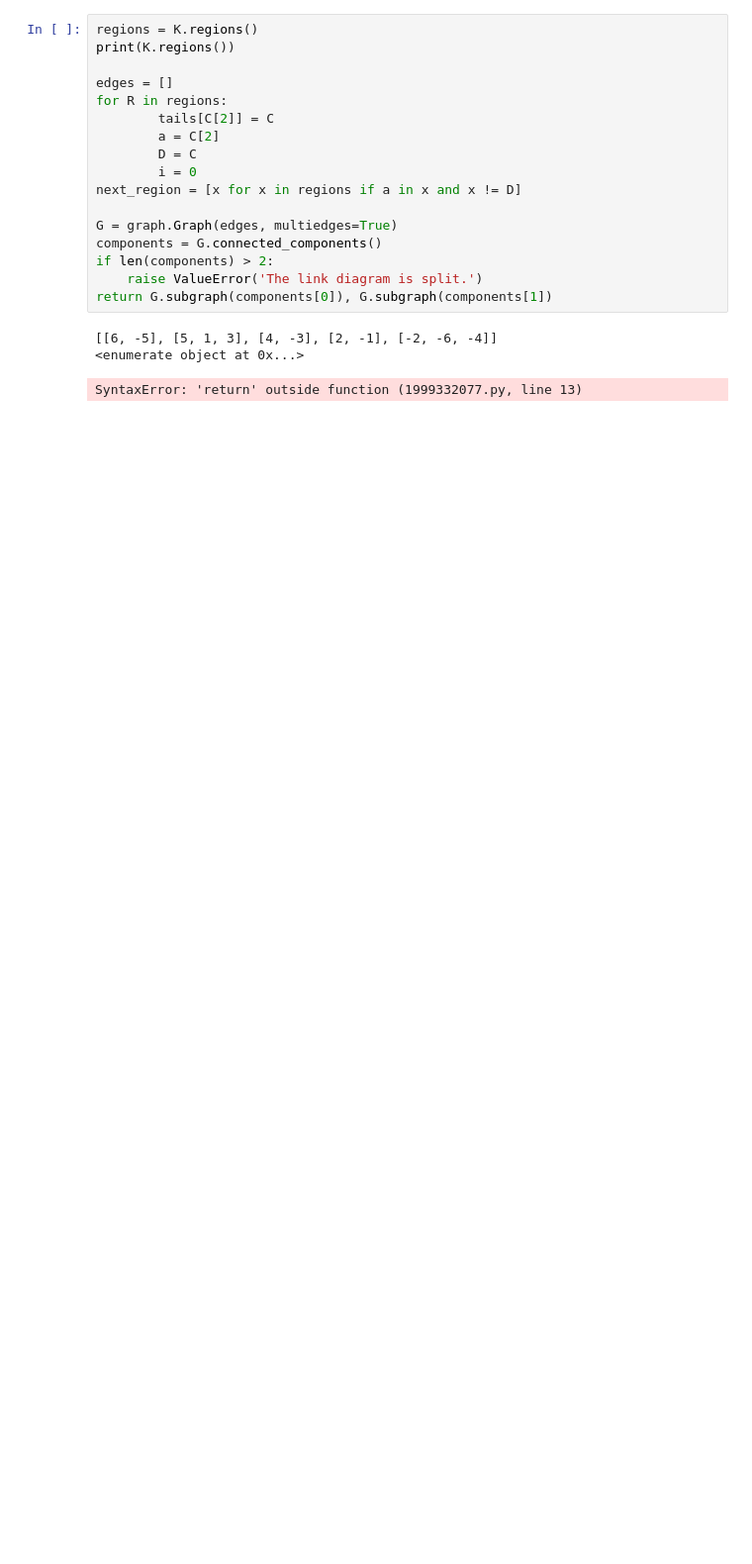
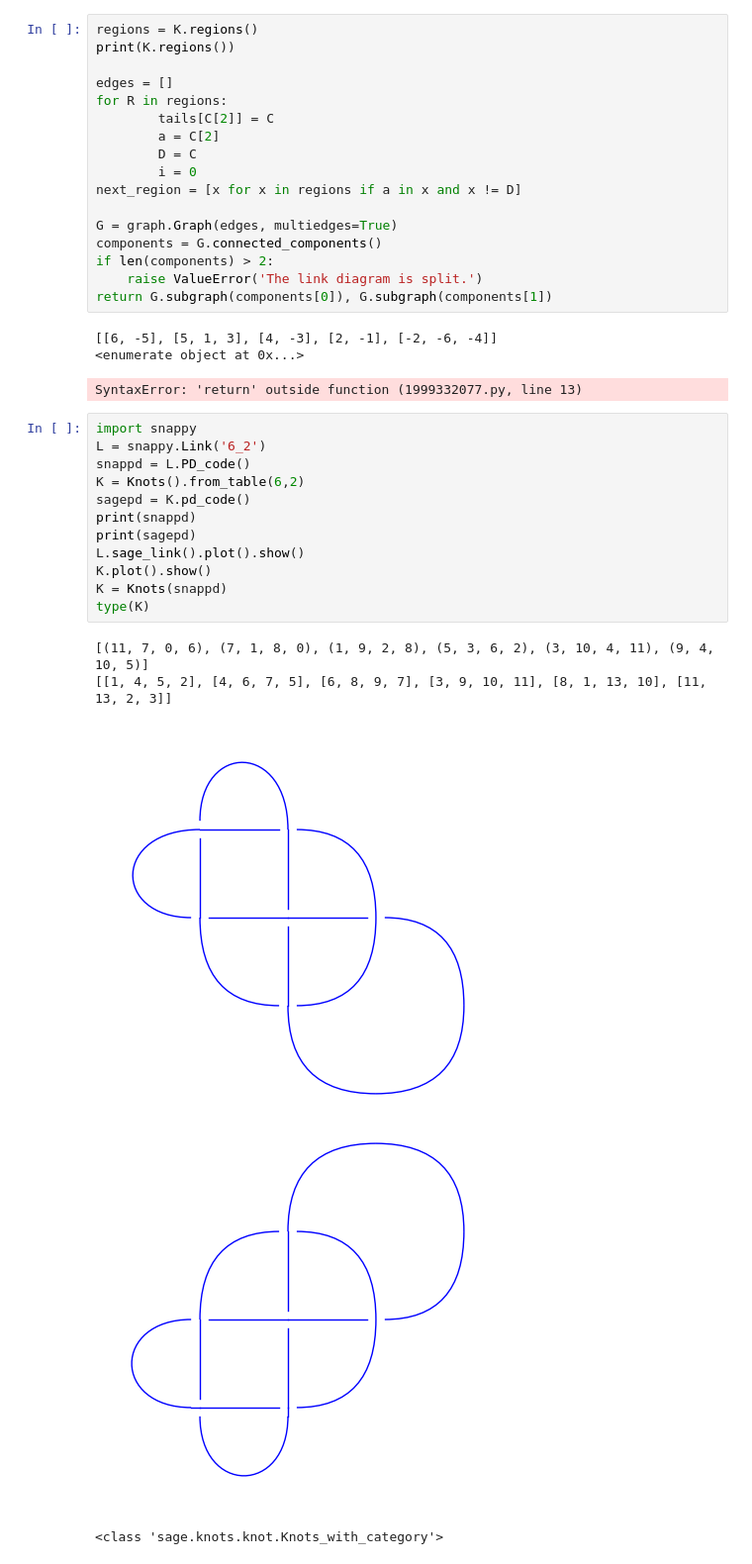
Before and after one commit to sadboyneedcodes/REU2024, a Jupyter notebook: tait_graph_stuff.ipynb, the cells around one changed output. Shown at 99% size. Drawn from its saved outputs; the diff is of its cells as text; blank space fills up the shorter version.

```diff
--- a/tait_graph_stuff.ipynb
+++ b/tait_graph_stuff.ipynb
@@ -1829,3 +1815,21 @@ return G.subgraph(components[0]), G.subgraph(components[1])
 [[6, -5], [5, 1, 3], [4, -3], [2, -1], [-2, -6, -4]]
 <enumerate object at 0x...>
 SyntaxError: 'return' outside function (1999332077.py, line 13)
+# %%
+import snappy
+L = snappy.Link('6_2')
+snappd = L.PD_code()
+K = Knots().from_table(6,2)
+sagepd = K.pd_code()
+print(snappd)
+print(sagepd)
+L.sage_link().plot().show()
+K.plot().show()
+K = Knots(snappd)
+type(K)
+# %% [output]
+[(11, 7, 0, 6), (7, 1, 8, 0), (1, 9, 2, 8), (5, 3, 6, 2), (3, 10, 4, 11), (9, 4, 10, 5)]
+[[1, 4, 5, 2], [4, 6, 7, 5], [6, 8, 9, 7], [3, 9, 10, 11], [8, 1, 13, 10], [11, 13, 2, 3]]
+[figure, added]
+[figure, added]
+<class 'sage.knots.knot.Knots_with_category'>
```
Also changed, not shown: parts of 7 cells of this notebook, 1 other file.
